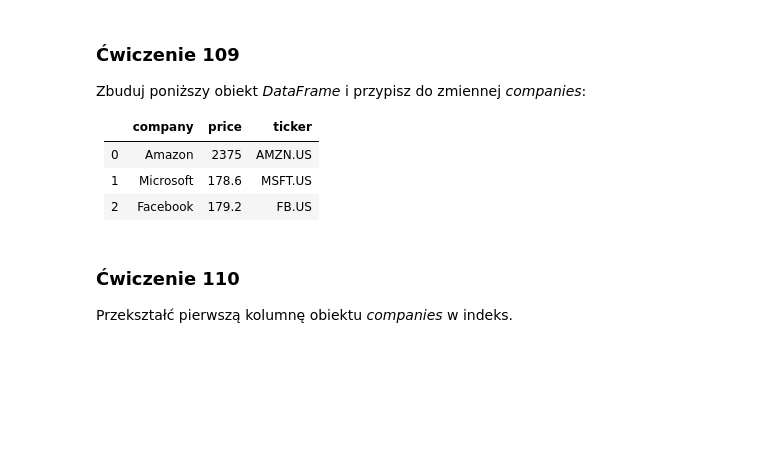
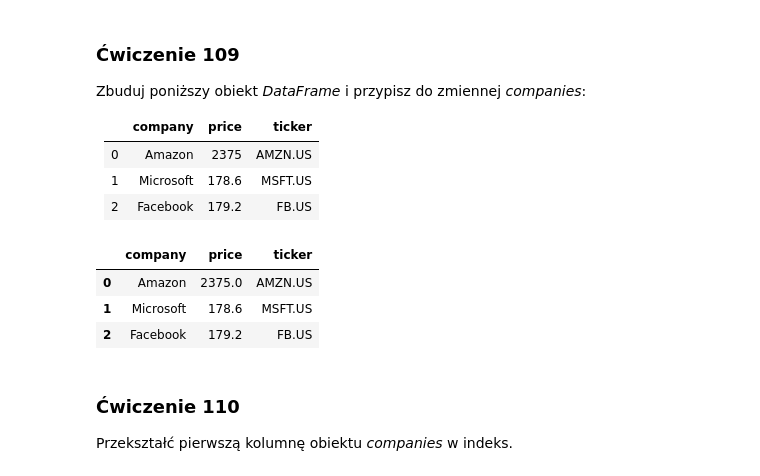
Before and after one commit to Krzesimir13/Data-Science, a Jupyter notebook: 101_110_exercises.ipynb, the cells around one changed output. Saved outputs shown, nothing was run; the diff lists cells and outputs as text; code cells hidden in the pictures; blank space fills up the shorter version.

```diff
--- a/101_110_exercises.ipynb
+++ b/101_110_exercises.ipynb
@@ -165,3 +242,14 @@ Zbuduj poniższy obiekt _DataFrame_ i przypisz do zmiennej _companies_:
+# %%
+companies = pd.DataFrame([['Amazon', 2375, 'AMZN.US'],
+                        ['Microsoft', 178.6, 'MSFT.US'],
+                         ['Facebook', 179.2, 'FB.US']],
+                         columns=['company', 'price', 'ticker'])
+companies
+# %% [output]
+|  | company | price | ticker |
+| 0 | Amazon | 2375.0 | AMZN.US |
+| 1 | Microsoft | 178.6 | MSFT.US |
+| 2 | Facebook | 179.2 | FB.US |
 # %% [markdown]
 ### <a name='10'></a> Ćwiczenie 110
 Przekształć pierwszą kolumnę obiektu _companies_ w indeks.
```
Also changed, not shown: parts of 28 cells of this notebook.
